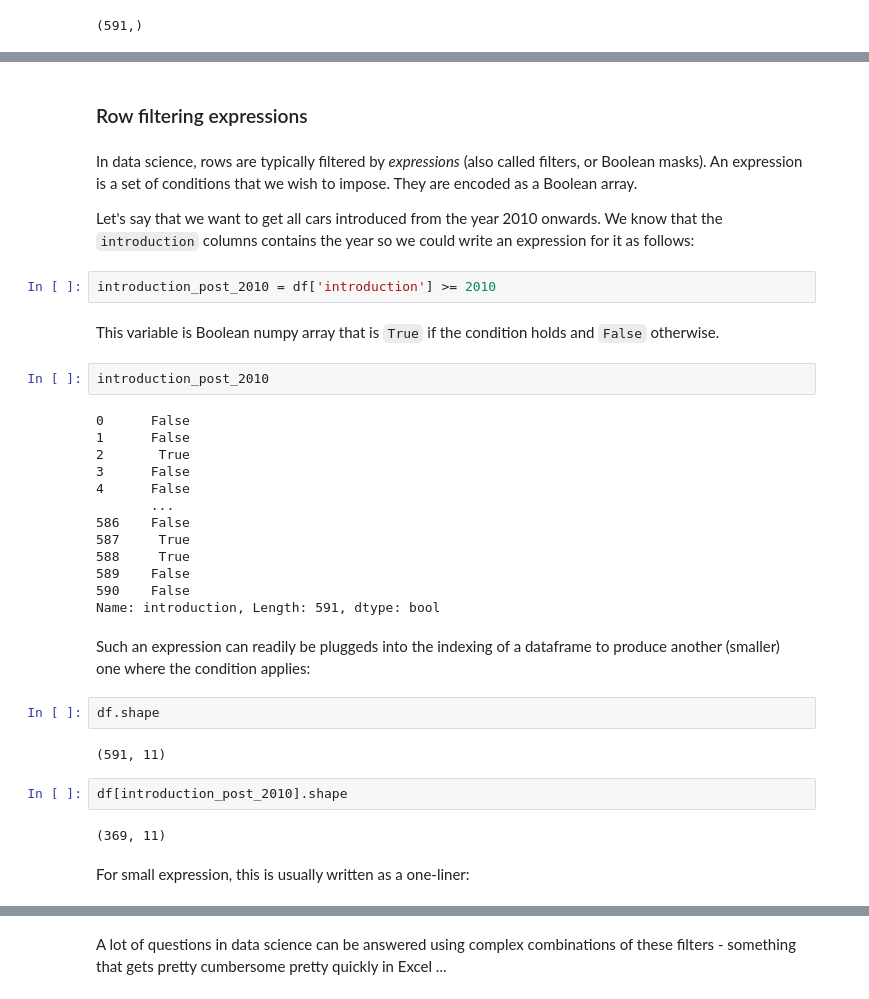
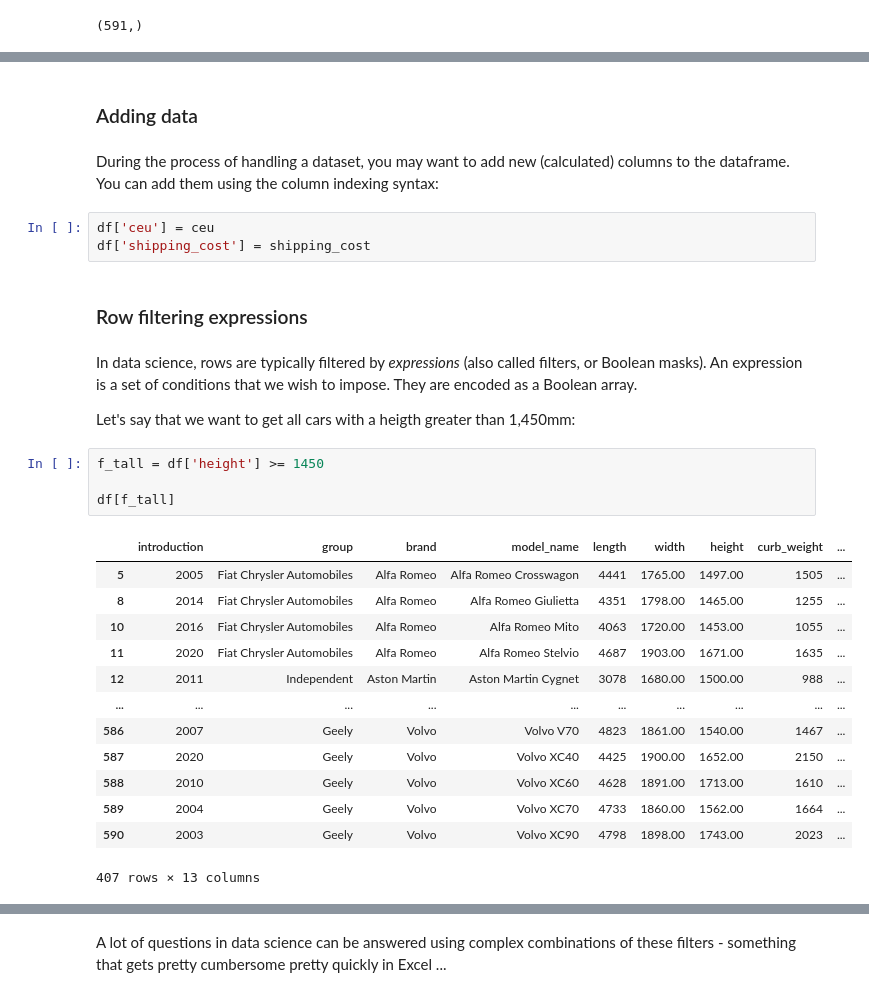
Before and after one commit to ciri/iese-dsfb, a Jupyter notebook: notebooks/200-Pandas.ipynb, the cells around one changed output, grey strips where cells are left out. Saved outputs shown, nothing was run; the diff lists cells and outputs as text.

```diff
--- a/notebooks/200-Pandas.ipynb
+++ b/notebooks/200-Pandas.ipynb
@@ -240,37 +216,31 @@ Name: price_squared, Length: 591, dtype: int64
+# %% [markdown]
+### Adding data
+# %% [markdown]
+During the process of handling a dataset, you may want to add new (calculated) columns to the dataframe. You can add them using the column indexing syntax:
+# %%
+df['ceu'] = ceu
+df['shipping_cost'] = shipping_cost
 # %% [markdown]
 ### Row filtering expressions
 # %% [markdown]
 In data science, rows are typically filtered by *expressions* (also called filters, or Boolean masks). An expression is a set of conditions that we wish to impose. They are encoded as a Boolean array.
 
-Let's say that we want to get all cars introduced from the year 2010 onwards. We know that the `introduction` columns contains the year so we could write an expression for it as follows:
+Let's say that we want to get all cars with a heigth greater than 1,450mm:
 # %%
-introduction_post_2010 = df['introduction'] >= 2010
+f_tall = df['height'] >= 1450
+
+df[f_tall]
+# %% [output]
+|  | introduction | group | brand | model_name | length | width | height | curb_weight | ... |
+| 5 | 2005 | Fiat Chrysler Automobiles | Alfa Romeo | Alfa Romeo Crosswagon | 4441 | 1765.00 | 1497.00 | 1505 | ... |
+| 8 | 2014 | Fiat Chrysler Automobiles | Alfa Romeo | Alfa Romeo Giulietta | 4351 | 1798.00 | 1465.00 | 1255 | ... |
+| 10 | 2016 | Fiat Chrysler Automobiles | Alfa Romeo | Alfa Romeo Mito | 4063 | 1720.00 | 1453.00 | 1055 | ... |
+| 11 | 2020 | Fiat Chrysler Automobiles | Alfa Romeo | Alfa Romeo Stelvio | 4687 | 1903.00 | 1671.00 | 1635 | ... |
+| 12 | 2011 | Independent | Aston Martin | Aston Martin Cygnet | 3078 | 1680.00 | 1500.00 | 988 | ... |
+| ... | ... | ... | ... | ... | ... | ... | ... | ... | ... |
+| 586 | 2007 | Geely | Volvo | Volvo V70 | 4823 | 1861.00 | 1540.00 | 1467 | ... |
+| 587 | 2020 | Geely | Volvo | Volvo XC40 | 4425 | 1900.00 | 1652.00 | 2150 | ... |
+| 588 | 2010 | Geely | Volvo | Volvo XC60 | 4628 | 1891.00 | 1713.00 | 1610 | ... |
+| 589 | 2004 | Geely | Volvo | Volvo XC70 | 4733 | 1860.00 | 1562.00 | 1664 | ... |
+| 590 | 2003 | Geely | Volvo | Volvo XC90 | 4798 | 1898.00 | 1743.00 | 2023 | ... |
+407 rows × 13 columns
-# %% [markdown]
-This variable is Boolean numpy array that is `True` if the condition holds and `False` otherwise.
-# %%
-introduction_post_2010
-# %% [output]
-0      False
-1      False
-2       True
-3      False
-4      False
-       ...
-586    False
-587     True
-588     True
-589    False
-590    False
-Name: introduction, Length: 591, dtype: bool
-# %% [markdown]
-Such an expression can readily be pluggeds into the indexing of a dataframe to produce another (smaller) one where the condition applies:
-# %%
-df.shape
-# %% [output]
-(591, 11)
-# %%
-df[introduction_post_2010].shape
-# %% [output]
-(369, 11)
-# %% [markdown]
-For small expression, this is usually written as a one-liner:
```
Also changed, not shown: parts of 80 cells of this notebook, 2 other files.
